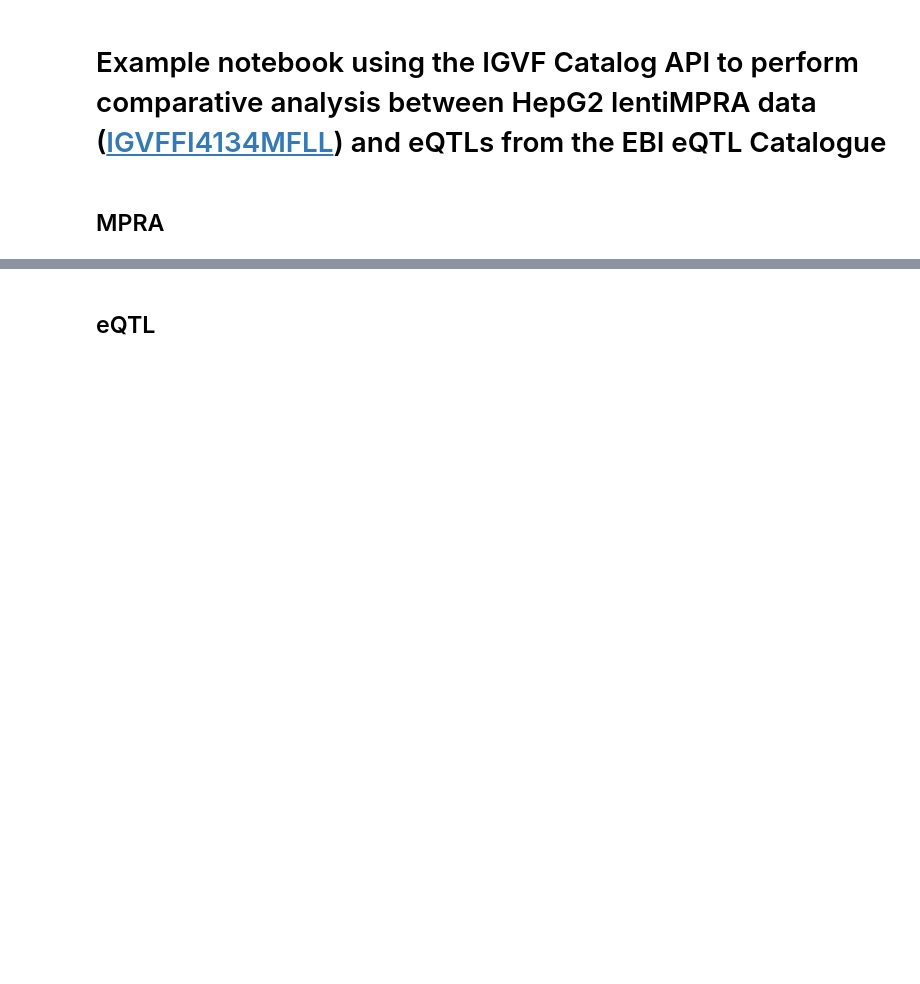
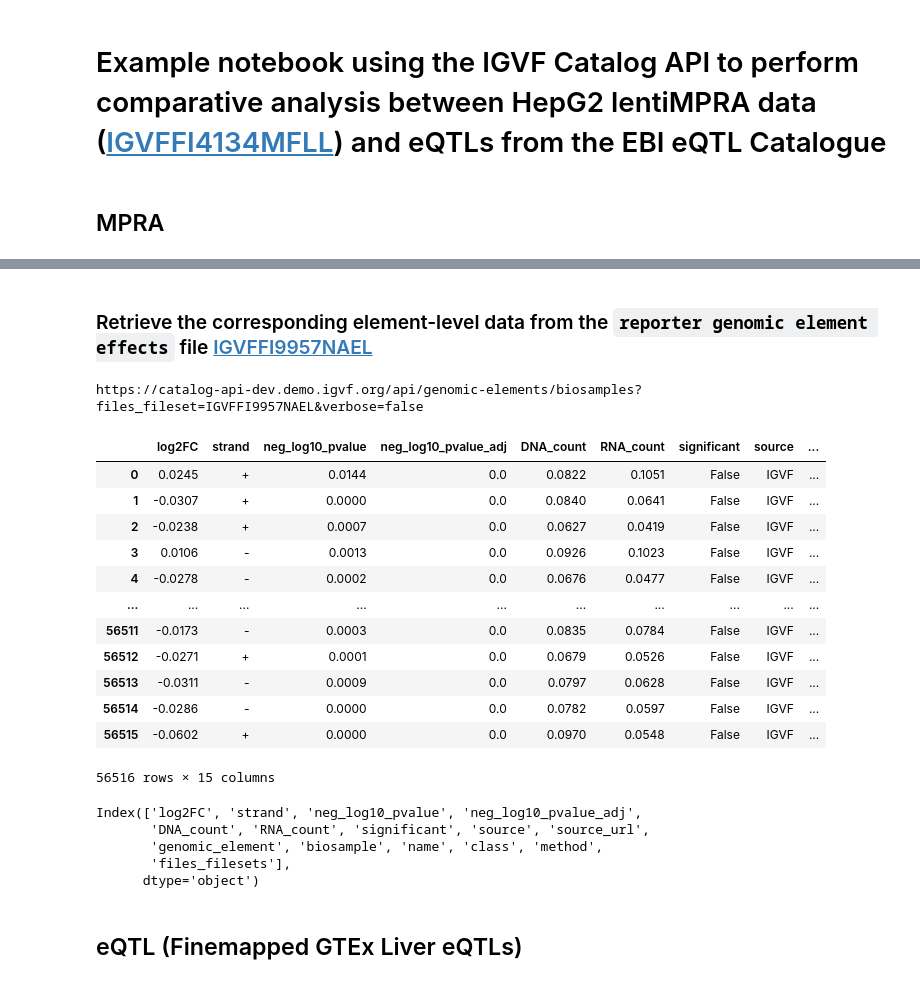
Before and after one commit to rnsherpa/iawg-notebooks, a Jupyter notebook: HepG2_lentiMPRA_eQTL_example.ipynb, the cells around one changed output, grey strips where cells are left out. Drawn from its saved outputs; the diff is of its cells as text; code cells hidden in the pictures; blank space fills up the shorter version.

```diff
--- a/HepG2_lentiMPRA_eQTL_example.ipynb
+++ b/HepG2_lentiMPRA_eQTL_example.ipynb
@@ -84,0 +90,33 @@ https://catalog-api-dev.demo.igvf.org/api/variants/biosamples?files_fileset=IGVF
+# %% [markdown]
+### Retrieve the corresponding element-level data from the `reporter genomic element effects` file [IGVFFI9957NAEL](https://data.igvf.org/tabular-files/IGVFFI9957NAEL/)
+# %%
+file_id = 'IGVFFI9957NAEL'
+url = "%s/api/genomic-elements/biosamples?files_fileset=%s&verbose=false" % (api_host, file_id)
+print(url)
+
+byfile = paginated(url, 500, 150_000)
+elementMPRA_df = pd.DataFrame(byfile)
+elementMPRA_df
+# %% [output]
+https://catalog-api-dev.demo.igvf.org/api/genomic-elements/biosamples?files_fileset=IGVFFI9957NAEL&verbose=false
+|  | log2FC | strand | neg_log10_pvalue | neg_log10_pvalue_adj | DNA_count | RNA_count | significant | source | ... |
+| 0 | 0.0245 | + | 0.0144 | 0.0 | 0.0822 | 0.1051 | False | IGVF | ... |
+| 1 | -0.0307 | + | 0.0000 | 0.0 | 0.0840 | 0.0641 | False | IGVF | ... |
+| 2 | -0.0238 | + | 0.0007 | 0.0 | 0.0627 | 0.0419 | False | IGVF | ... |
+| 3 | 0.0106 | - | 0.0013 | 0.0 | 0.0926 | 0.1023 | False | IGVF | ... |
+| 4 | -0.0278 | - | 0.0002 | 0.0 | 0.0676 | 0.0477 | False | IGVF | ... |
+| ... | ... | ... | ... | ... | ... | ... | ... | ... | ... |
+| 56511 | -0.0173 | - | 0.0003 | 0.0 | 0.0835 | 0.0784 | False | IGVF | ... |
+| 56512 | -0.0271 | + | 0.0001 | 0.0 | 0.0679 | 0.0526 | False | IGVF | ... |
+| 56513 | -0.0311 | - | 0.0009 | 0.0 | 0.0797 | 0.0628 | False | IGVF | ... |
+| 56514 | -0.0286 | - | 0.0000 | 0.0 | 0.0782 | 0.0597 | False | IGVF | ... |
+| 56515 | -0.0602 | + | 0.0000 | 0.0 | 0.0970 | 0.0548 | False | IGVF | ... |
+56516 rows × 15 columns
+# %%
+elementMPRA_df.columns
+# %% [output]
+Index(['log2FC', 'strand', 'neg_log10_pvalue', 'neg_log10_pvalue_adj',
+       'DNA_count', 'RNA_count', 'significant', 'source', 'source_url',
+       'genomic_element', 'biosample', 'name', 'class', 'method',
+       'files_filesets'],
+      dtype='object')
@@ -85,2 +125,2 @@ https://catalog-api-dev.demo.igvf.org/api/variants/biosamples?files_fileset=IGVF
 # %% [markdown]
-## eQTL
+## eQTL (Finemapped GTEx Liver eQTLs)
```
Also changed, not shown: parts of 15 cells of this notebook, 6 other files.
